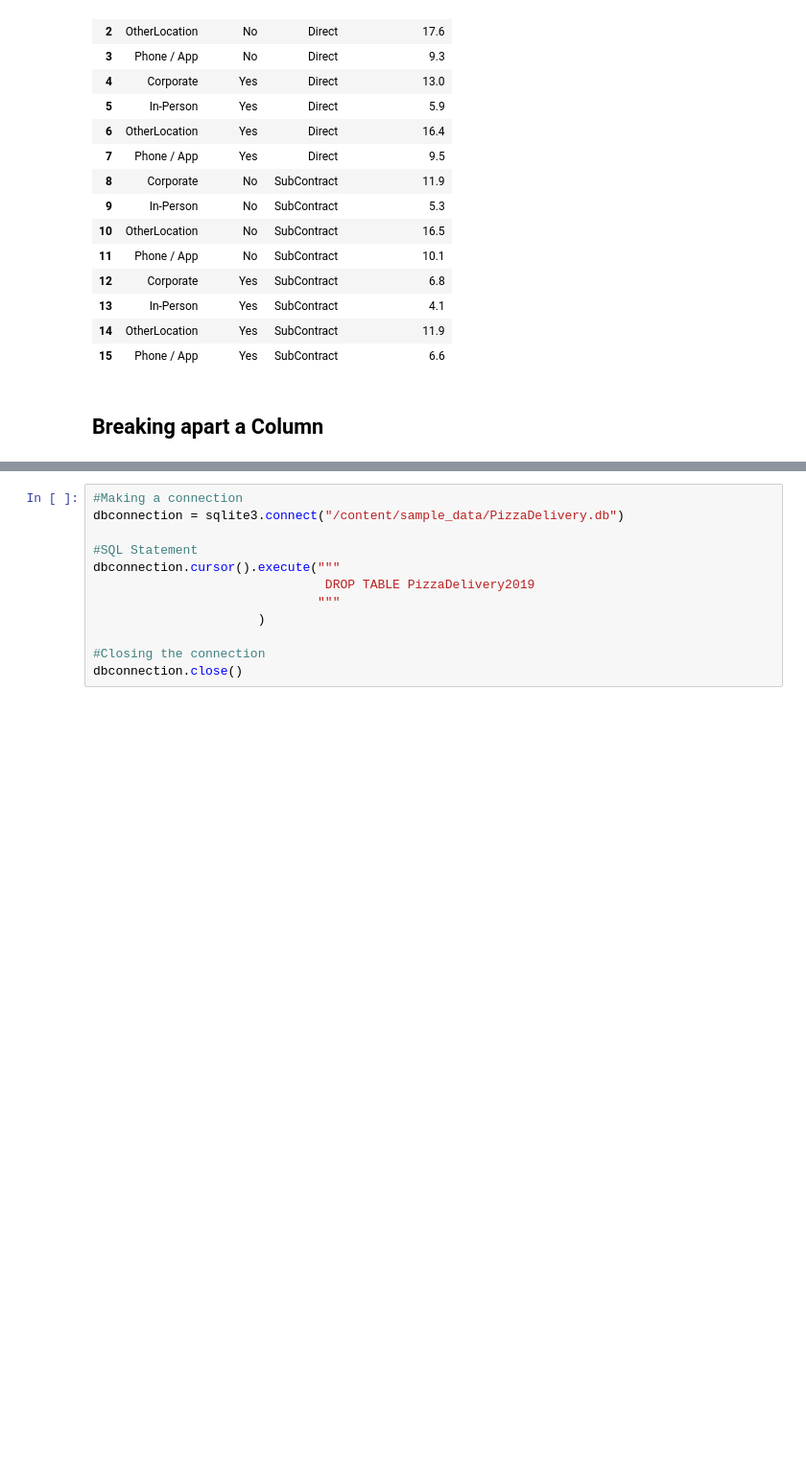
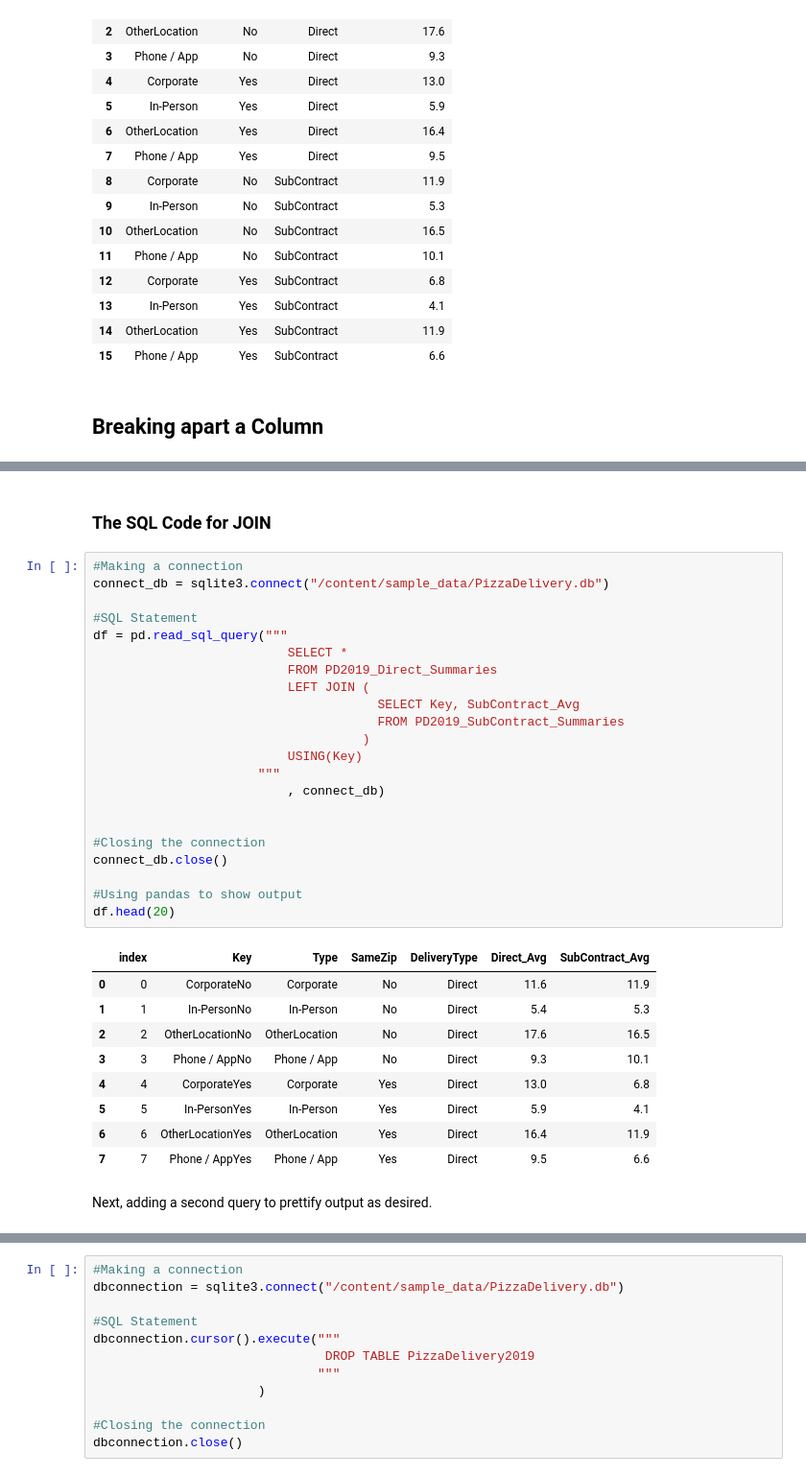
Before and after one commit to yardsale8/DSCI325, a Jupyter notebook: Module3_Part4_SQL.ipynb, the cells around one changed output, grey strips where cells are left out. Shown at 96% size. Drawn from its saved outputs; the diff is of its cells as text; blank space fills up the shorter version.

```diff
--- a/Module3_Part4_SQL.ipynb
+++ b/Module3_Part4_SQL.ipynb
@@ -429,0 +554,36 @@ Step #2: Drop the initial table
+# %% [markdown]
+### The SQL Code for JOIN
+# %%
+#Making a connection
+connect_db = sqlite3.connect("/content/sample_data/PizzaDelivery.db")
+
+#SQL Statement
+df = pd.read_sql_query("""
+                          SELECT *
+                          FROM PD2019_Direct_Summaries
+                          LEFT JOIN (
+                                      SELECT Key, SubContract_Avg
+                                      FROM PD2019_SubContract_Summaries
+                                    )
+                          USING(Key)
+                      """
+                          , connect_db)
+
+
+#Closing the connection
+connect_db.close()
+
+#Using pandas to show output
+df.head(20)
+# %% [output]
+|  | index | Key | Type | SameZip | DeliveryType | Direct_Avg | SubContract_Avg |
+| 0 | 0 | CorporateNo | Corporate | No | Direct | 11.6 | 11.9 |
+| 1 | 1 | In-PersonNo | In-Person | No | Direct | 5.4 | 5.3 |
+| 2 | 2 | OtherLocationNo | OtherLocation | No | Direct | 17.6 | 16.5 |
+| 3 | 3 | Phone / AppNo | Phone / App | No | Direct | 9.3 | 10.1 |
+| 4 | 4 | CorporateYes | Corporate | Yes | Direct | 13.0 | 6.8 |
+| 5 | 5 | In-PersonYes | In-Person | Yes | Direct | 5.9 | 4.1 |
+| 6 | 6 | OtherLocationYes | OtherLocation | Yes | Direct | 16.4 | 11.9 |
+| 7 | 7 | Phone / AppYes | Phone / App | Yes | Direct | 9.5 | 6.6 |
+# %% [markdown]
+Next, adding a second query to prettify output as desired.
```
Also changed, not shown: parts of 146 cells of this notebook.
